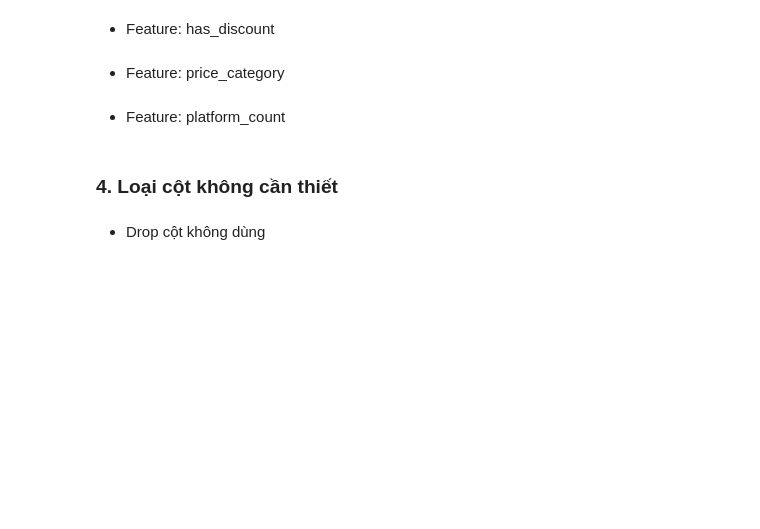
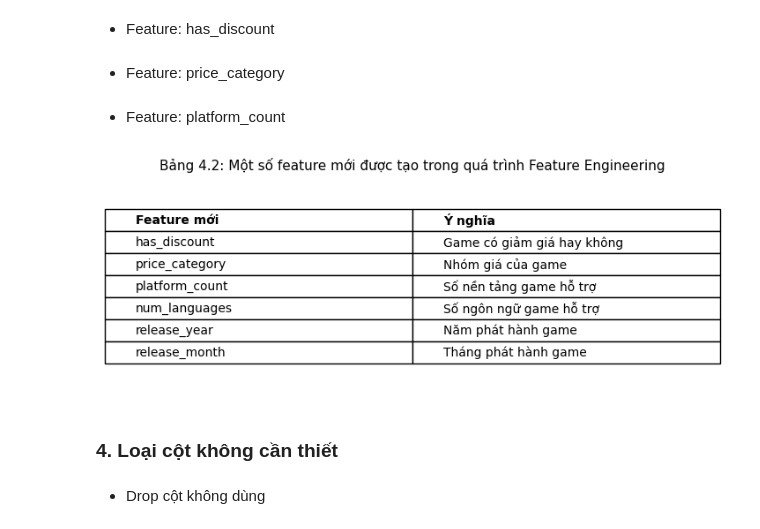
Before and after one commit to nthanhdung2k6ptit/steam-games-data-science, a Jupyter notebook: notebooks/02_preprocessing_pca.ipynb, the cells around one changed output. Saved outputs shown, nothing was run; the diff lists cells and outputs as text; code cells hidden in the pictures; blank space fills up the shorter version.

```diff
--- a/notebooks/02_preprocessing_pca.ipynb
+++ b/notebooks/02_preprocessing_pca.ipynb
@@ -124,6 +124,51 @@ df_clean['platform_count'] = (
     df_clean['mat_supports_mac'].astype(int) +
     df_clean['mat_supports_linux'].astype(int)
 )
+# %%
+import pandas as pd
+import matplotlib.pyplot as plt
+
+table_data = pd.DataFrame({
+    "Feature mới": [
+        "has_discount",
+        "price_category",
+        "platform_count",
+        "num_languages",
+        "release_year",
+        "release_month"
+    ],
+    "Ý nghĩa": [
+        "Game có giảm giá hay không",
+        "Nhóm giá của game",
+        "Số nền tảng game hỗ trợ",
+        "Số ngôn ngữ game hỗ trợ",
+        "Năm phát hành game",
+        "Tháng phát hành game"
+    ]
+})
+
+fig, ax = plt.subplots(figsize=(9, 3))
+ax.axis('off')
+
+tbl = ax.table(
+    cellText=table_data.values,
+    colLabels=table_data.columns,
+    cellLoc='left',
+    colLoc='left',
+    loc='center'
+)
+
+tbl.auto_set_font_size(False)
+tbl.set_fontsize(10)
+tbl.scale(1, 1.5)
+
+for i in range(len(table_data.columns)):
+    tbl[(0, i)].set_text_props(weight='bold')
+
+plt.title("Bảng 4.2: Một số feature mới được tạo trong quá trình Feature Engineering", fontsize=11, pad=12)
+plt.show()
+# %% [output]
+[figure, added]
 # %% [markdown]
 ### 4. Loại cột không cần thiết
 # %% [markdown]
```
Also changed, not shown: parts of 1 cell of this notebook, 4 other files.
